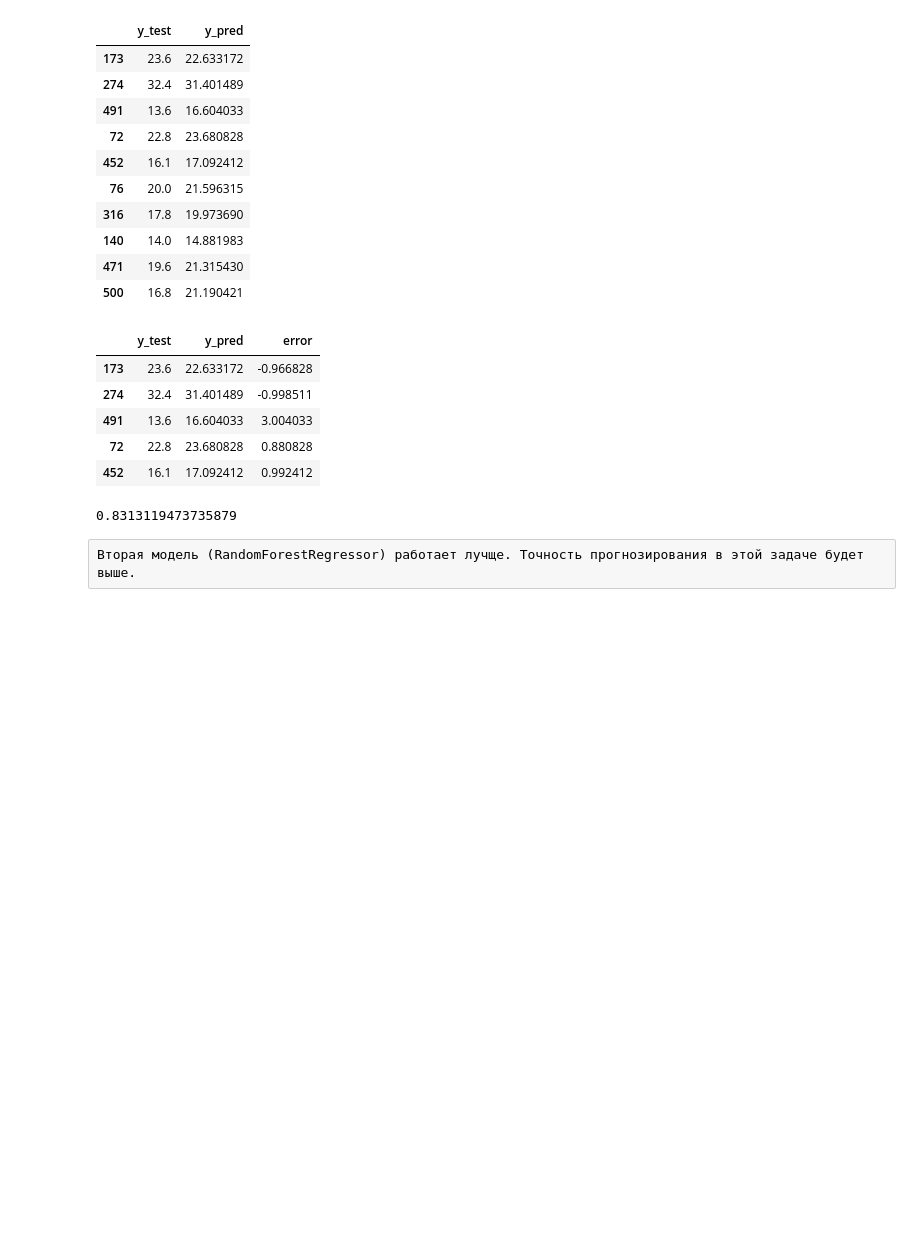
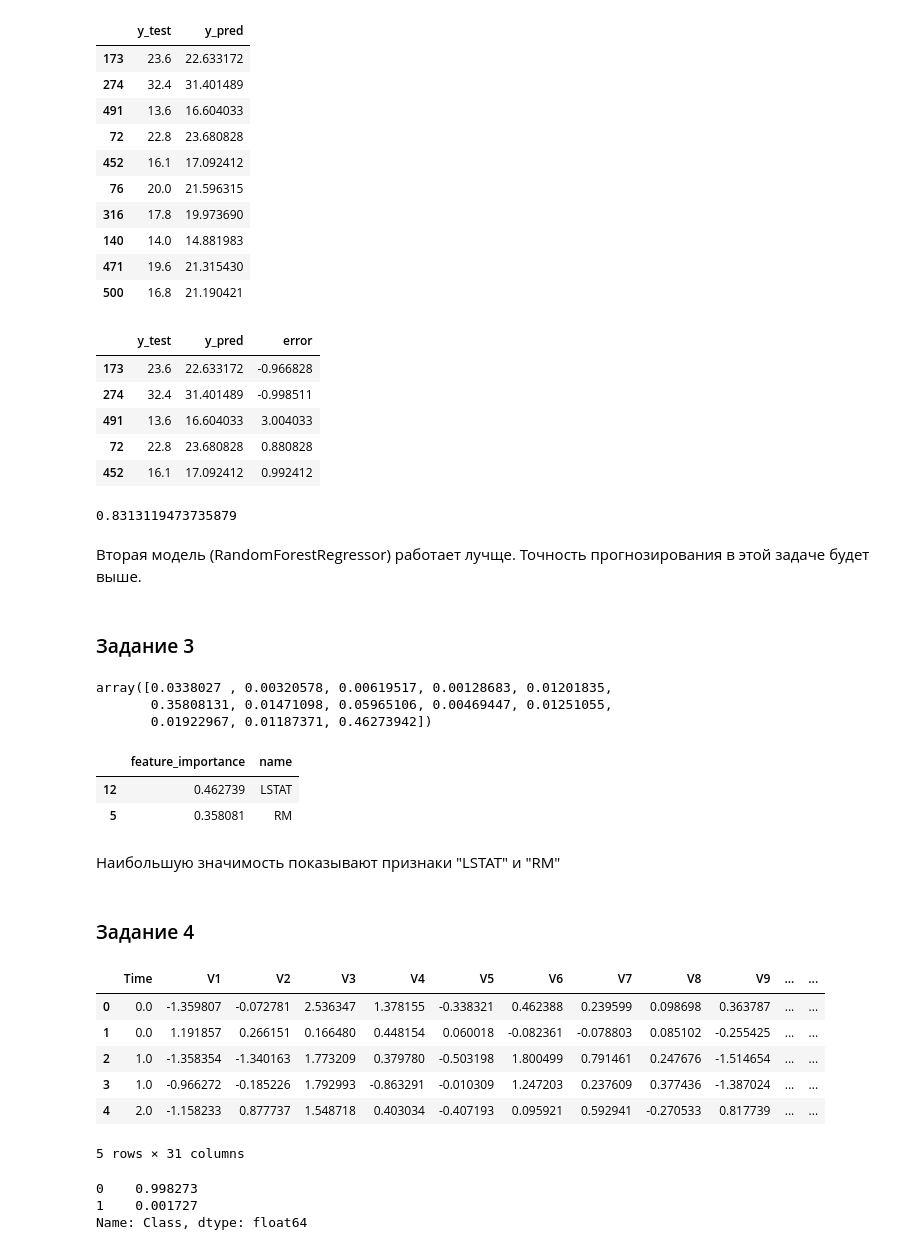
Before and after one commit to AlexeiMoroz/Data-Science-Python-Lybraries, a Jupyter notebook: Lesson_6/Lesson_6.ipynb, the cells around one changed output. Cells and saved outputs as stored; diff of their text form; code cells hidden in the pictures; blank space fills up the shorter version.

```diff
--- a/Lesson_6/Lesson_6.ipynb
+++ b/Lesson_6/Lesson_6.ipynb
@@ -188,5 +188,7 @@ R2 = r2_score(check_test["y_pred"], check_test["y_test"])
 R2
 # %% [output]
 0.8313119473735879
-# %% [raw]
-Вторая модель (RandomForestRegressor) работает лучще. Точность прогнозирования в этой задаче будет выше.
+# %% [markdown]
+Вторая модель (RandomForestRegressor) работает лучще. Точность прогнозирования в этой задаче будет выше.
+# %% [markdown]
+### Задание 3
@@ -192,0 +197,19 @@ R2
+# %%
+model.feature_importances_
+# %% [output]
+array([0.0338027 , 0.00320578, 0.00619517, 0.00128683, 0.01201835,
+       0.35808131, 0.01471098, 0.05965106, 0.00469447, 0.01251055,
+       0.01922967, 0.01187371, 0.46273942])
+# %%
+feature_importances = pd.DataFrame({'name':X.columns,
+                                   'feature_importance':model.feature_importances_},
+                                  columns=['feature_importance', 'name'])
+feature_importances.nlargest(2, 'feature_importance')
+# %% [output]
+|  | feature_importance | name |
+| 12 | 0.462739 | LSTAT |
+| 5 | 0.358081 | RM |
+# %% [markdown]
+Наибольшую значимость показывают признаки "LSTAT" и "RM"
+# %% [markdown]
+### Задание 4
@@ -192,0 +220,18 @@ R2
+# %%
+DATASET_PATH = 'DataSets\\creditcard.csv'
+df = pd.read_csv(DATASET_PATH)
+df.head()
+# %% [output]
+|  | Time | V1 | V2 | V3 | V4 | V5 | V6 | V7 | V8 | V9 | ... | ... |
+| 0 | 0.0 | -1.359807 | -0.072781 | 2.536347 | 1.378155 | -0.338321 | 0.462388 | 0.239599 | 0.098698 | 0.363787 | ... | ... |
+| 1 | 0.0 | 1.191857 | 0.266151 | 0.166480 | 0.448154 | 0.060018 | -0.082361 | -0.078803 | 0.085102 | -0.255425 | ... | ... |
+| 2 | 1.0 | -1.358354 | -1.340163 | 1.773209 | 0.379780 | -0.503198 | 1.800499 | 0.791461 | 0.247676 | -1.514654 | ... | ... |
+| 3 | 1.0 | -0.966272 | -0.185226 | 1.792993 | -0.863291 | -0.010309 | 1.247203 | 0.237609 | 0.377436 | -1.387024 | ... | ... |
+| 4 | 2.0 | -1.158233 | 0.877737 | 1.548718 | 0.403034 | -0.407193 | 0.095921 | 0.592941 | -0.270533 | 0.817739 | ... | ... |
+5 rows × 31 columns
+# %%
+df['Class'].value_counts(normalize = True)
+# %% [output]
+0    0.998273
+1    0.001727
+Name: Class, dtype: float64
```
Also changed, not shown: parts of 18 cells of this notebook.
